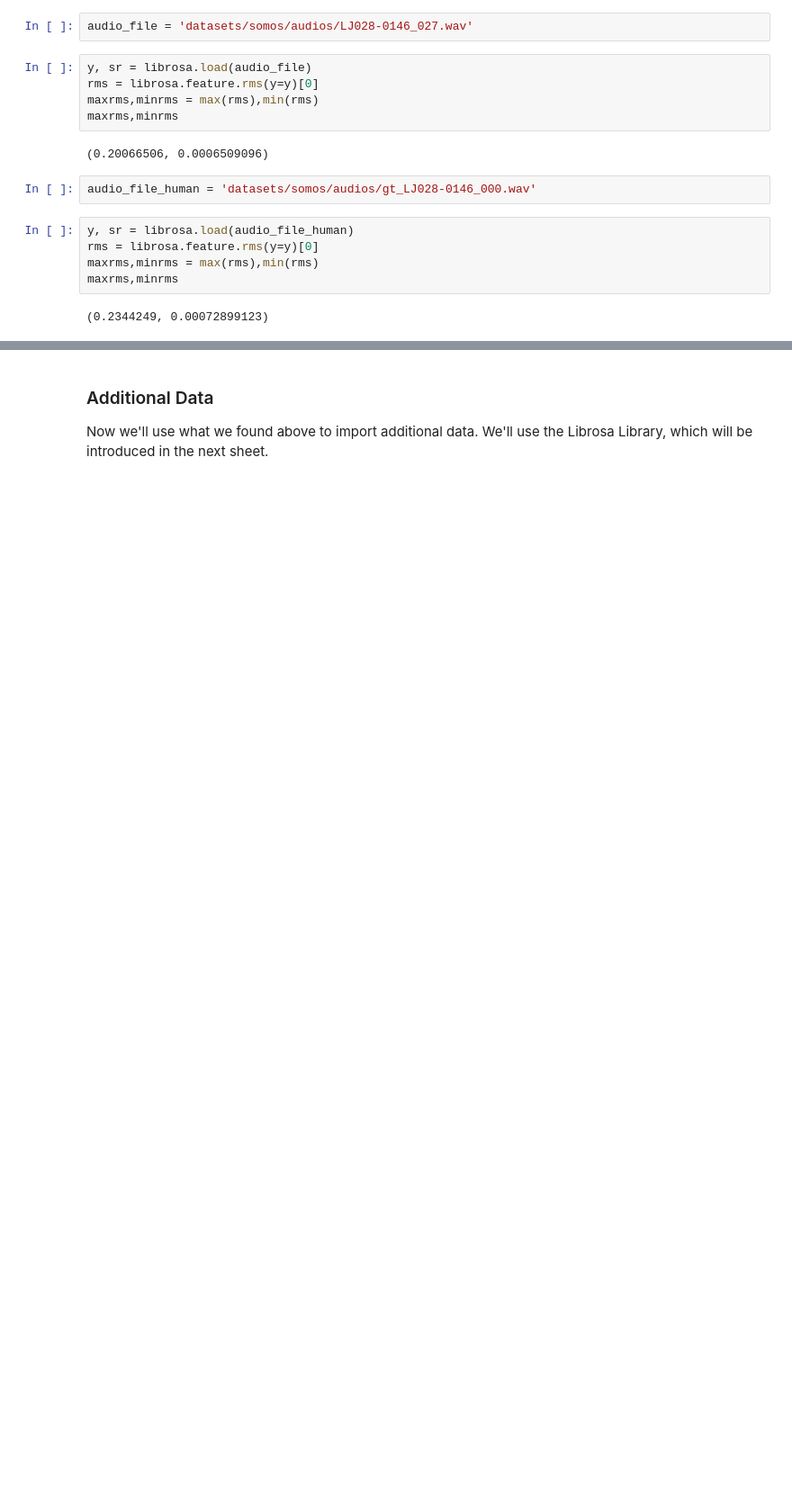
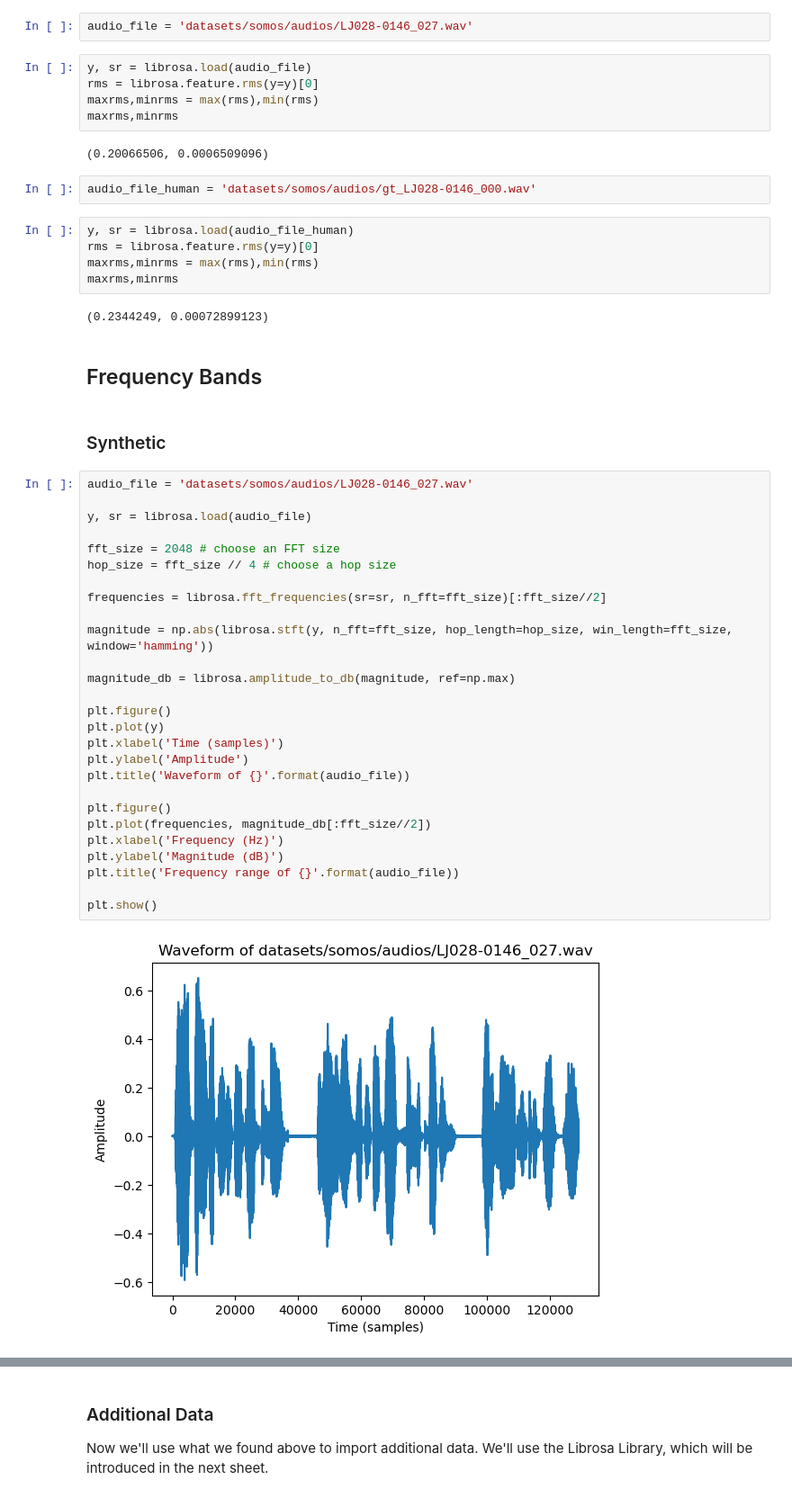
Before and after one commit to smileshey/VoiceClass--NN, a Jupyter notebook: 02b. Data Description.ipynb, the cells around one changed output, grey strips where cells are left out. Shown at 90% size. Cells and saved outputs as stored; diff of their text form; blank space fills up the shorter version.

```diff
--- a/02b. Data Description.ipynb
+++ b/02b. Data Description.ipynb
@@ -382,3 +382,36 @@ maxrms,minrms = max(rms),min(rms)
 maxrms,minrms
 # %% [output]
 (0.2344249, 0.00072899123)
+# %% [markdown]
+## Frequency Bands
+# %% [markdown]
+### Synthetic
+# %%
+audio_file = 'datasets/somos/audios/LJ028-0146_027.wav'
+
+y, sr = librosa.load(audio_file)
+
+fft_size = 2048 # choose an FFT size
+hop_size = fft_size // 4 # choose a hop size
+
+frequencies = librosa.fft_frequencies(sr=sr, n_fft=fft_size)[:fft_size//2]
+
+magnitude = np.abs(librosa.stft(y, n_fft=fft_size, hop_length=hop_size, win_length=fft_size, window='hamming'))
+
+magnitude_db = librosa.amplitude_to_db(magnitude, ref=np.max)
+
+plt.figure()
+plt.plot(y)
+plt.xlabel('Time (samples)')
+plt.ylabel('Amplitude')
+plt.title('Waveform of {}'.format(audio_file))
+
+plt.figure()
+plt.plot(frequencies, magnitude_db[:fft_size//2])
+plt.xlabel('Frequency (Hz)')
+plt.ylabel('Magnitude (dB)')
+plt.title('Frequency range of {}'.format(audio_file))
+
+plt.show()
+# %% [output]
+[figure, added]
```
Also changed, not shown: parts of 4 cells of this notebook, 6 other files.
